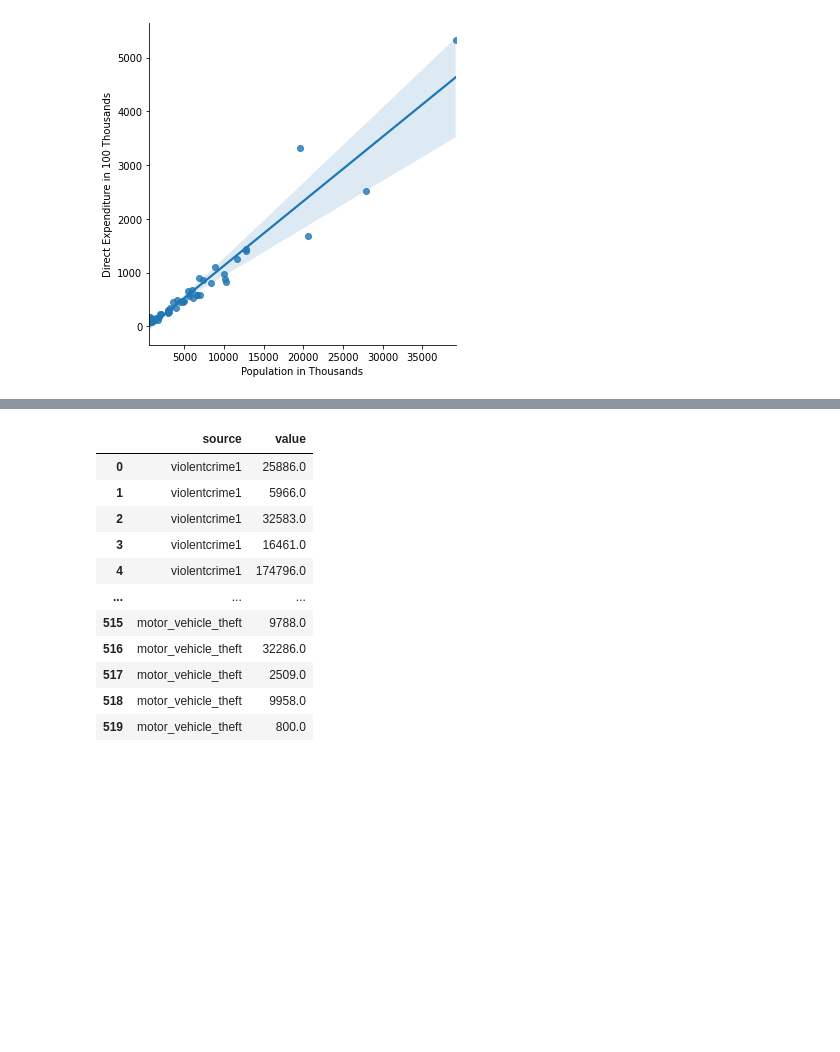
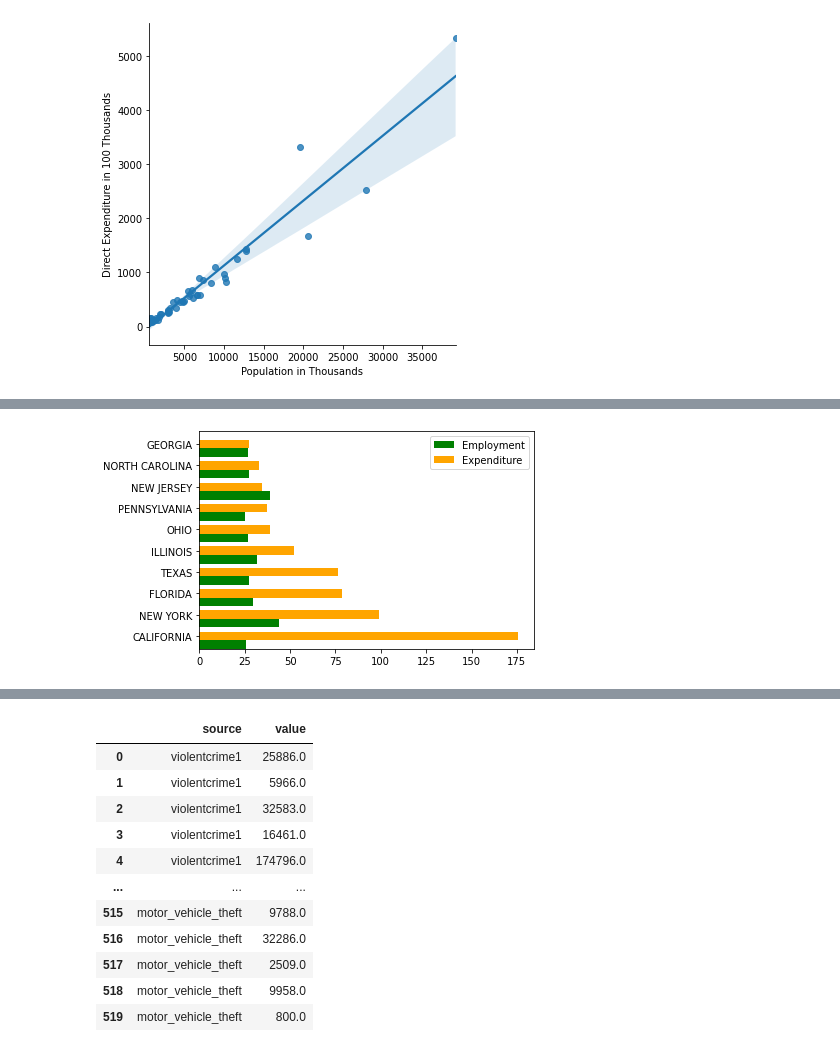
Before and after one commit to ninadcpa/DSC540, a Jupyter notebook: Final_Project.ipynb, the cells around one changed output, grey strips where cells are left out. Cells and saved outputs as stored; diff of their text form; code cells hidden in the pictures; blank space fills up the shorter version.

```diff
--- a/Final_Project.ipynb
+++ b/Final_Project.ipynb
@@ -894,3 +917,19 @@ plt.show()
+# %%
+pp_emp_expenditure = pp_emp_expenditure_df.sort_values(by=['police_protection_amount'], ascending=False)
+pp_emp_expenditure = pp_emp_expenditure.head(10)
+ind = np.arange(len(pp_emp_expenditure))
+width = 0.4
+
+fig, ax = plt.subplots()
+ax.barh(ind, pp_emp_expenditure.police_protection_total_employment, width, color='green', label='Employment')
+ax.barh(ind + width, pp_emp_expenditure.police_protection_amount, width, color='orange', label='Expenditure')
+
+ax.set(yticks=ind + width, yticklabels=pp_emp_expenditure.state, ylim=[2*width - 1, len(pp_emp_expenditure)])
+ax.legend()
+
+plt.show()
+# %% [output]
+[figure, added]
 # %%
 pp_expense_crime_df = mst1_mst2_combine_df.set_index(['state'])
 pp_expense_crime_df = pp_expense_crime_df[["police_protection_amount","violentcrime1", "property_crime"]]
```
Also changed, not shown: parts of 7 cells of this notebook.
